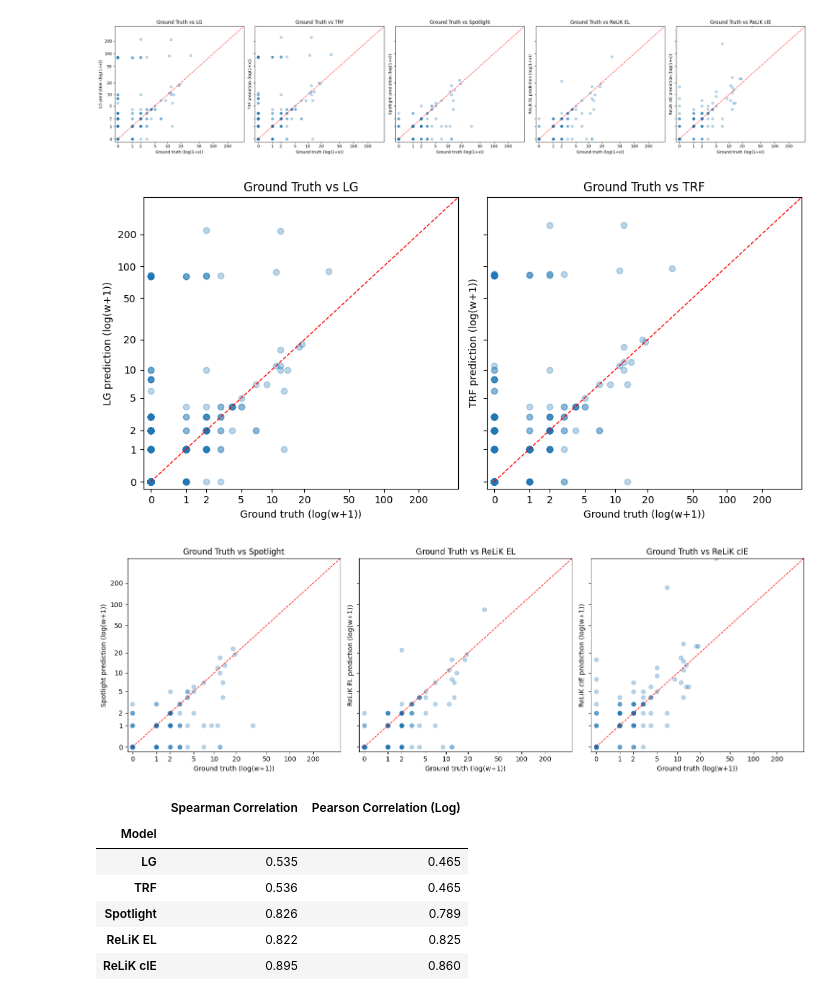
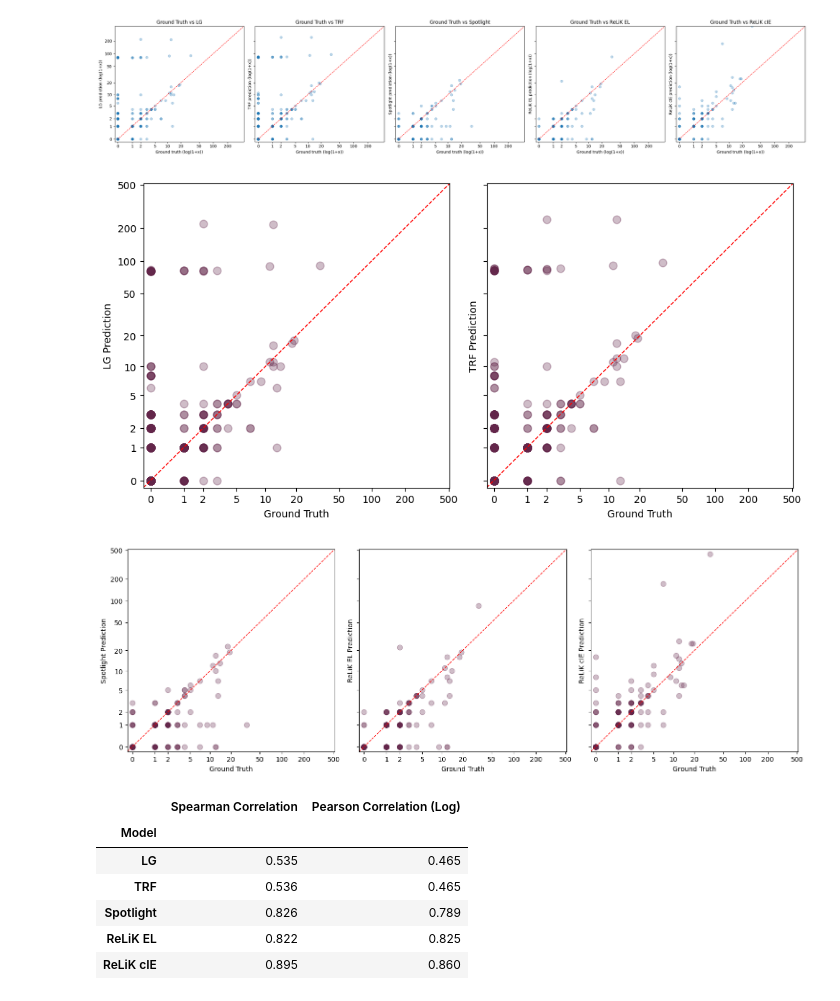
Before and after one commit to Karima-m/BSc_Project_Fall2026, a Jupyter notebook: notebooks/06_analysis.ipynb, the cells around one changed output. Cells and saved outputs as stored; diff of their text form; code cells hidden in the pictures.

```diff
--- a/notebooks/06_analysis.ipynb
+++ b/notebooks/06_analysis.ipynb
@@ -38,13 +38,12 @@ len(weight_df[weight_df['GT_weight']>0])
 gt = weight_df['GT_weight'].astype(int)
 counts = gt.value_counts().sort_index()
 
-fig, ax = plt.subplots(figsize=(7, 4))
-ax.bar(counts.index, counts.values, width=0.8, color='#4C72B0')
+fig, ax = plt.subplots(figsize=(6, 3))
+ax.bar(counts.index, counts.values, width=0.9, color="#225560")
 
-ax.set_xlabel('Ground truth edge weight')
-ax.set_ylabel('Number of edges')
+ax.set_xlabel('Ground Truth')
+ax.set_ylabel('No. Edges')
 ax.set_yscale('log')
-ax.set_title('Distribution of ground truth edge weights')
 ax.spines[['top', 'right']].set_visible(False)
 
 plt.tight_layout()
@@ -142,40 +141,39 @@ plt.show()
 # %%
 plot_models = [
     ('LG_weight', 'LG'),
     ('TRF_weight', 'TRF')
 ]
 
 fig, axes = plt.subplots(1, len(plot_models), figsize=(10, 5), sharex=True, sharey=True)
 
 lim = np.log1p(weight_df[['GT_weight'] + [col for col, _ in models]].max().max())
 
 for ax, (col, label) in zip(axes, plot_models):
     gt   = weight_df['GT_weight']
     pred = weight_df[col]
 
-    ax.scatter(np.log1p(gt), np.log1p(pred), alpha=0.3)
+    ax.scatter(np.log1p(gt), np.log1p(pred), alpha=0.3, color='#63264A', s=60)
 
-    ax.plot([0, lim], [0, lim], 'r--', linewidth=1)
+    ax.axline((0, 0), slope=1, color='r', linestyle='--', linewidth=1)
 
     # show real weights on the ticks instead of log1p values
     ticks = [0, 1, 2, 5, 10, 20, 50, 100, 200, 500]
     ax.set_xticks(np.log1p(ticks))
     ax.set_xticklabels(ticks)
     ax.set_yticks(np.log1p(ticks))
     ax.set_yticklabels(ticks)
 
-    ax.set_xlim(-0.15, lim)
-    ax.set_ylim(-0.15, lim)
+    ax.set_xlim(-0.15, lim + 0.15)
+    ax.set_ylim(-0.15, lim + 0.15)
 
-    ax.set_xlabel('Ground truth (log(w+1))')
-    ax.set_ylabel(f'{label} prediction (log(w+1))')
-    ax.set_title(f'Ground Truth vs {label}')
+    ax.set_xlabel('Ground Truth')
+    ax.set_ylabel(f'{label} Prediction')
 
 plt.tight_layout()
 plt.savefig('plots/log_scatter_plot_1.pdf', bbox_inches='tight')
 plt.show()
 # %% [output]
-[figure, old version]
+[figure, new version]
 # %%
 plot_models = [
     ('spotlight_weight', 'Spotlight'),
@@ -191,9 +189,9 @@ for ax, (col, label) in zip(axes, plot_models):
     gt   = weight_df['GT_weight']
     pred = weight_df[col]
 
-    ax.scatter(np.log1p(gt), np.log1p(pred), alpha=0.3)
+    ax.scatter(np.log1p(gt), np.log1p(pred), alpha=0.3, color='#63264A', s=60)
 
-    ax.plot([0, lim], [0, lim], 'r--', linewidth=1)
+    ax.axline((0, 0), slope=1, color='r', linestyle='--', linewidth=1)
 
     # show real weights on the ticks instead of log1p values
     ticks = [0, 1, 2, 5, 10, 20, 50, 100, 200, 500]
@@ -202,18 +200,17 @@ for ax, (col, label) in zip(axes, plot_models):
     ax.set_yticks(np.log1p(ticks))
     ax.set_yticklabels(ticks)
 
-    ax.set_xlim(-0.15, lim)
-    ax.set_ylim(-0.15, lim)
+    ax.set_xlim(-0.15, lim + 0.15)
+    ax.set_ylim(-0.15, lim + 0.15)
 
-    ax.set_xlabel('Ground truth (log(w+1))')
-    ax.set_ylabel(f'{label} prediction (log(w+1))')
-    ax.set_title(f'Ground Truth vs {label}')
+    ax.set_xlabel('Ground Truth')
+    ax.set_ylabel(f'{label} Prediction')
 
 plt.tight_layout()
 plt.savefig('plots/log_scatter_plot_2.pdf', bbox_inches='tight')
 plt.show()
 # %% [output]
-[figure, old version]
+[figure, new version]
 # %%
 rows = []
 for col, label in models:
```
Also changed, not shown: parts of 1 cell of this notebook, 3 other files.
